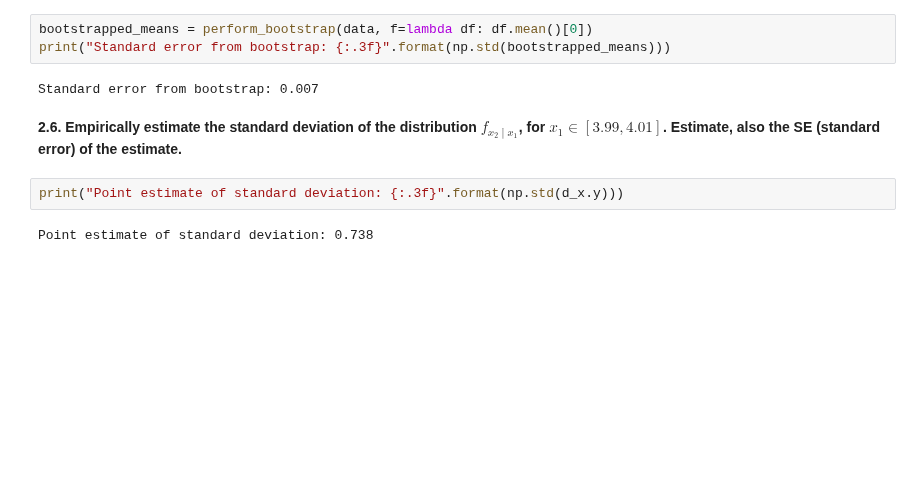
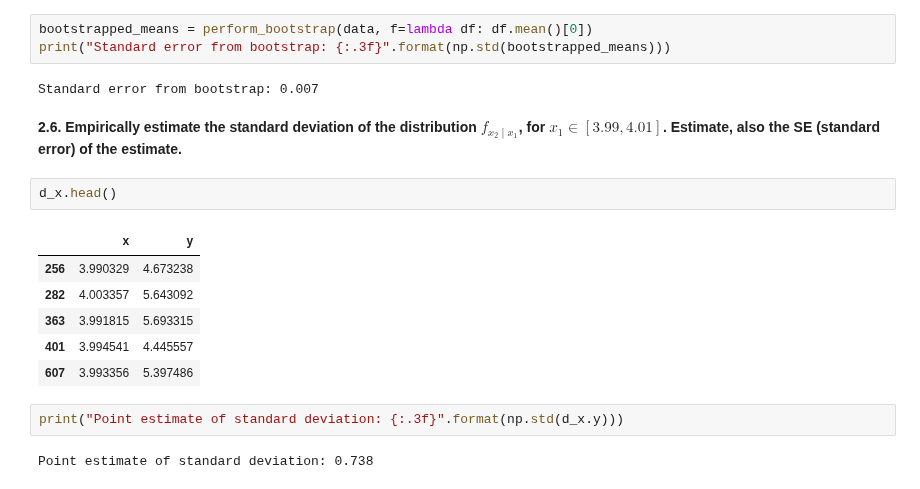
Before and after one commit to NOllAl/AM207HW, a Jupyter notebook: hw3/AM207_HW3.ipynb, the cells around one changed output. Drawn from its saved outputs; the diff is of its cells as text; blank space fills up the shorter version.

```diff
--- a/hw3/AM207_HW3.ipynb
+++ b/hw3/AM207_HW3.ipynb
@@ -327,6 +327,15 @@ print("Standard error from bootstrap: {:.3f}".format(np.std(bootstrapped_means)
 Standard error from bootstrap: 0.007
 # %% [markdown]
 **2.6. Empirically estimate the standard deviation of the distribution $f_{x_2 \mid x_1}$, for $x_1 \in [3.99, 4.01]$. Estimate, also the SE (standard error) of the estimate.**
+# %%
+d_x.head()
+# %% [output]
+|  | x | y |
+| 256 | 3.990329 | 4.673238 |
+| 282 | 4.003357 | 5.643092 |
+| 363 | 3.991815 | 5.693315 |
+| 401 | 3.994541 | 4.445557 |
+| 607 | 3.993356 | 5.397486 |
 # %%
 print("Point estimate of standard deviation: {:.3f}".format(np.std(d_x.y)))
 # %% [output]
```
Also changed, not shown: parts of 2 cells of this notebook.
